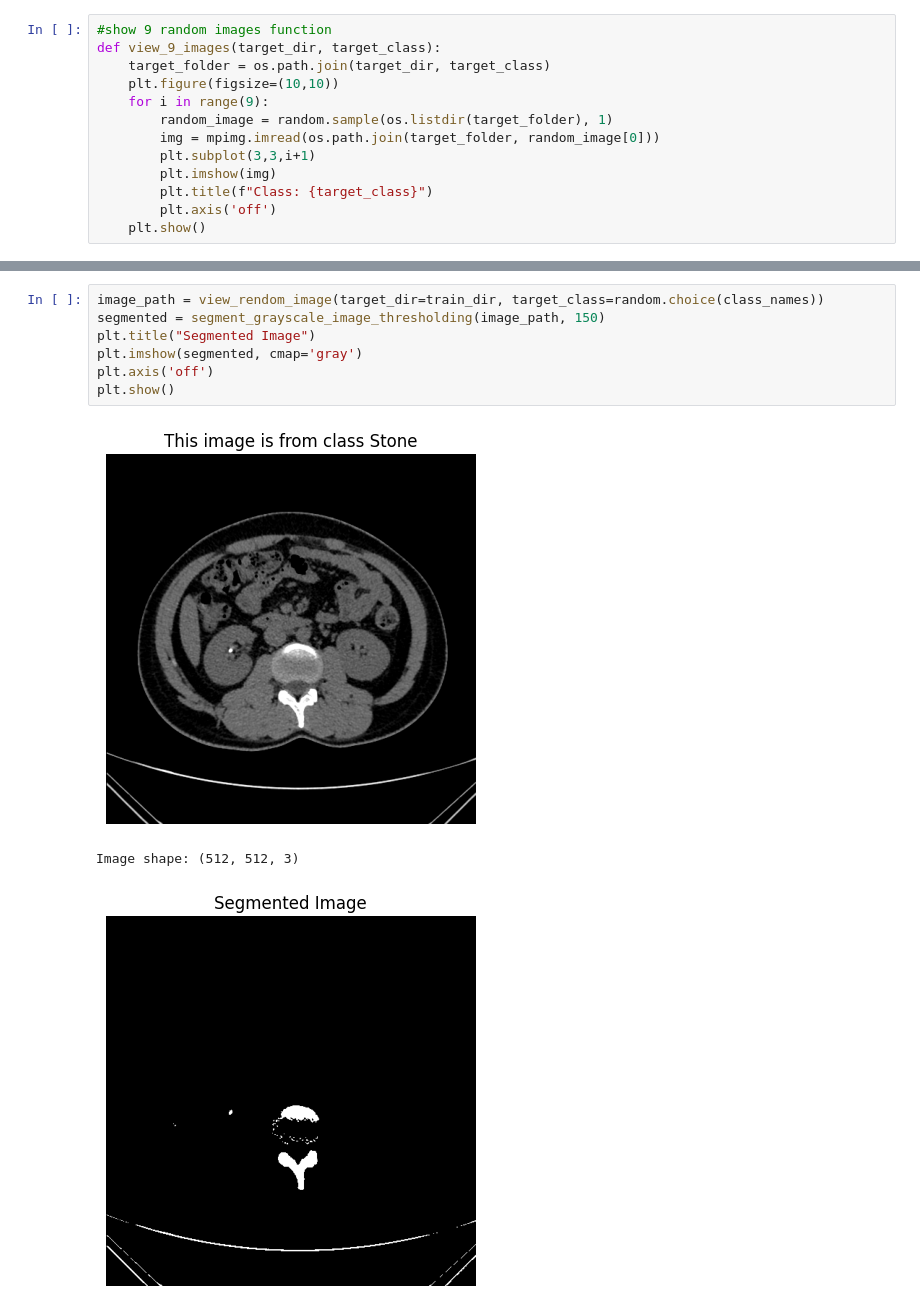
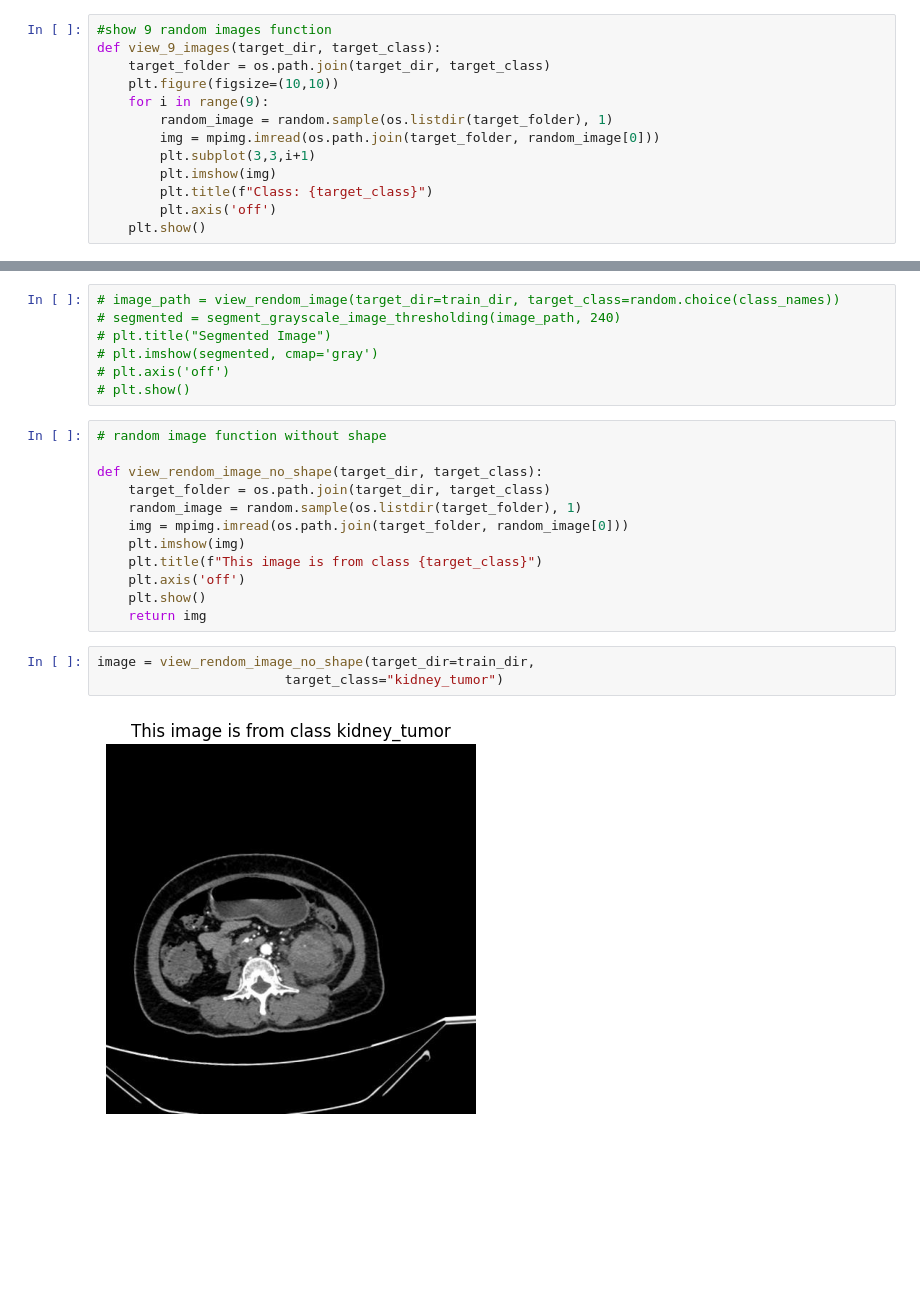
Before and after one commit to Samiul1902/kidney_cancer_detection_project, a Jupyter notebook: kidney_segment.ipynb, the cells around one changed output, grey strips where cells are left out. Drawn from its saved outputs; the diff is of its cells as text; blank space fills up the shorter version.

```diff
--- a/kidney_segment.ipynb
+++ b/kidney_segment.ipynb
@@ -244,11 +243,24 @@ def segment_grayscale_image_thresholding(image_input, threshold_value):
 # %%
-image_path = view_rendom_image(target_dir=train_dir, target_class=random.choice(class_names))
-segmented = segment_grayscale_image_thresholding(image_path, 150)
-plt.title("Segmented Image")
-plt.imshow(segmented, cmap='gray')
-plt.axis('off')
-plt.show()
+# image_path = view_rendom_image(target_dir=train_dir, target_class=random.choice(class_names))
+# segmented = segment_grayscale_image_thresholding(image_path, 240)
+# plt.title("Segmented Image")
+# plt.imshow(segmented, cmap='gray')
+# plt.axis('off')
+# plt.show()
-# %% [output]
-[figure, removed]
-Image shape: (512, 512, 3)
-[figure, removed]
+# %%
+# random image function without shape
+
+def view_rendom_image_no_shape(target_dir, target_class):
+    target_folder = os.path.join(target_dir, target_class)
+    random_image = random.sample(os.listdir(target_folder), 1)
+    img = mpimg.imread(os.path.join(target_folder, random_image[0]))
+    plt.imshow(img)
+    plt.title(f"This image is from class {target_class}")
+    plt.axis('off')
+    plt.show()
+    return img
+# %%
+image = view_rendom_image_no_shape(target_dir=train_dir,
+                        target_class="kidney_tumor")
+# %% [output]
+[figure, added]
```
Also changed, not shown: parts of 13 cells of this notebook.
